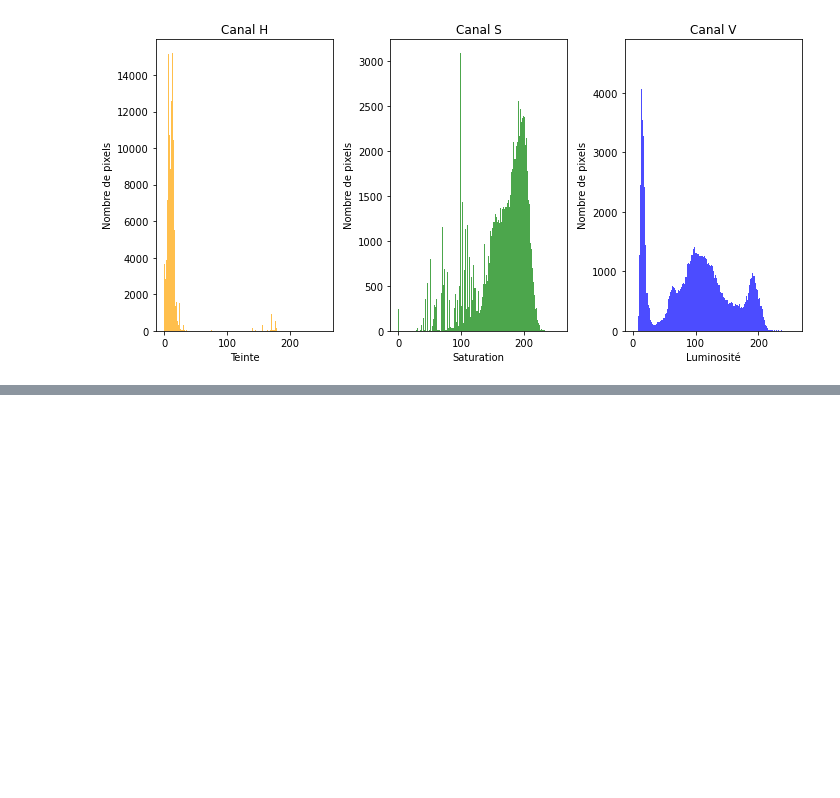
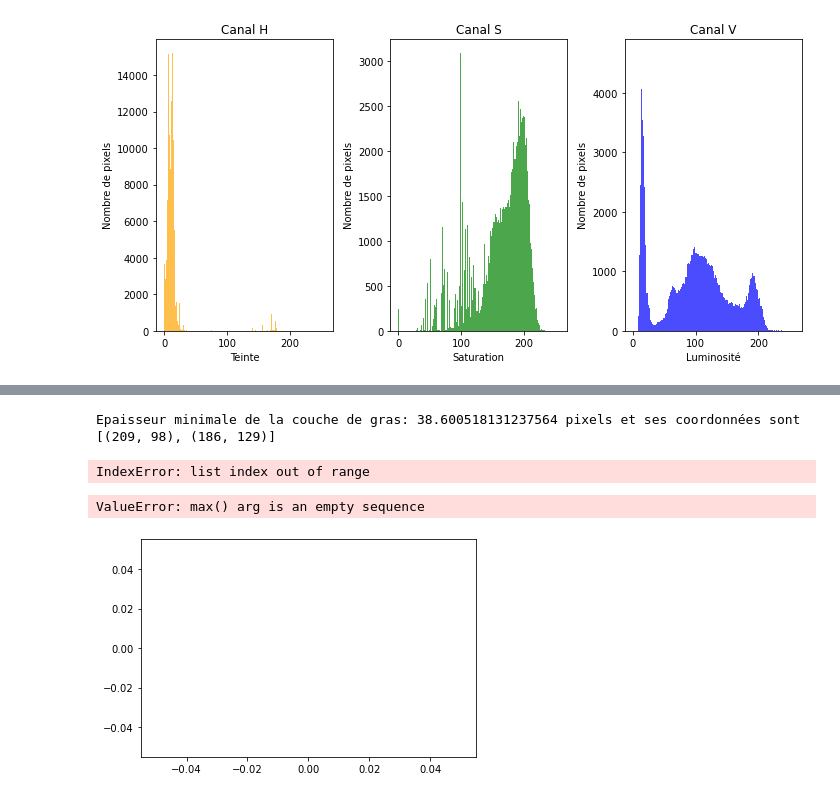
Before and after one commit to Unissia/AIA, a Jupyter notebook: Traitement_automatisé.ipynb, the cells around one changed output, grey strips where cells are left out. Drawn from its saved outputs; the diff is of its cells as text; code cells hidden in the pictures; blank space fills up the shorter version.

Commit message:
Ajout de l'automatisation du calcul de performance
Lecture du fichier des résultat et récupération des résultats réels réalisé
Statistiques liée à l'obtention des résultats : En cours

```diff
--- a/Traitement_automatisé.ipynb
+++ b/Traitement_automatisé.ipynb
@@ -175,7 +175,7 @@ def ajout_box(image):
 
     return [image, best_template_cotes is not None,top_left_nucleus, bottom_right_nucleus,repere_nucleus,repere_cotes]
 
-    return [image, best_template_cotes is not None]
+    #return [image, best_template_cotes is not None]
 # %%
 def traitement_kmean(image_init,k):
 
@@ -983,8 +983,8 @@ def measureFatThickness(img, img_originale):
     print("Epaisseur minimale de la couche de gras: " + str(distance) + " pixels et ses coordonnées sont")
     print(cords)
 
-    img[cords[0][1]][cords[0][0]] = [255, 0, 0]
-    img[cords[1][1]][cords[1][0]] = [255, 0, 0]
+    #img[cords[0][1]][cords[0][0]] = [255, 0, 0]
+    #img[cords[1][1]][cords[1][0]] = [255, 0, 0]
 
     #cv.namedWindow("Display window", cv.WINDOW_NORMAL)
     #cv.resizeWindow("Display window", 800, 900)
@@ -1007,7 +1007,8 @@ def measureFatThickness(img, img_originale):
 
     image_reduced.show(title=f'Image réduite en 2 catégories')
 
-    return 0
+    return distance,(cords[4][1]-cords[5][1])
+    #return 0
 
 def findSmallestThickness(topLimit, bottomLimit):
     """
@@ -1028,7 +1029,6 @@ def findSmallestThickness(topLimit, bottomLimit):
             if d < distance:
                 distance = d
                 cords = [pixelTop, pixelBottom]
-
     return distance, cords
 # %%
 def traitement_kmean(image_init,k):
@@ -1074,8 +1074,8 @@ Image.fromarray(image_traitee_rgb).save("test-simplified-1.jpg")
 #image_reduced.save("test-simplified-1.jpg")
 
 
-image_kmean = cv2.imread("./Images_kmean_2/000004.jpg")
-#image_kmean = cv2.imread("./Images_kmean_2/test-simplified-1.jpg")
+#image_kmean = cv2.imread("./Images_kmean_2/000004.jpg")
+image_kmean = cv2.imread("test-simplified-1.jpg")
 
 
 #image_reduced.show(title=f'Image réduite en 2 catégories')
@@ -1092,0 +1093,65 @@ Epaisseur minimale de la couche de gras: 30.805843601498726 pixels et ses coordo
+# %%
+import csv
+préfixe = "./Images_originales/"
+# Ouverture du fichier CSV en mode lecture
+temps_debut = time.time()
+
+# Permet de ne pas refaire les calculs si l'on souhauite juste tester les stats
+nb_images = 0
+fat_mesures = []
+muscle_measures = []
+fat_theorical = []
+muscle_theorical = []
+with open('mesures.csv', newline='') as csvfile:
+        # Création d'un lecteur CSV basé sur les dictionnaires
+        lecteur_csv = csv.DictReader(csvfile)
+
+        # Parcourir chaque ligne du fichier CSV
+        for ligne in lecteur_csv:
+            nb_images +=1
+            # Accéder aux valeurs par les noms de colonnes
+            nom_image = ligne['Nom_Image']
+            mesure_gras = int(ligne['Mesure_Gras'])
+            mesure_muscle = int(ligne['Mesure_Muscle'])
+
+            # Afficher les valeurs
+            #print(f"Nom de l'image: {nom_image}, Mesure de Gras: {mesure_gras}, Mesure de Muscle: {mesure_muscle}")
+            #img = Image.open(préfixe + nom_image)
+            img = cv2.imread(préfixe + nom_image)
+            image_reduced = traitement_kmean(img, 2)
+            image_traitee_rgb = cv2.cvtColor(np.array(image_reduced), cv2.COLOR_BGR2RGB)
+            Image.fromarray(image_traitee_rgb).save("test-simplified-1.jpg")
+            image_kmean = cv2.imread("test-simplified-1.jpg")
+            effective_fat, effective_musle = measureFatThickness(image_kmean,img)
+
+            # Ajout des mesures aux listes
+            fat_mesures.append(effective_fat)
+            muscle_measures.append(effective_musle)
+            fat_theorical.append(mesure_gras)
+            muscle_theorical.append(mesure_muscle)
+
+
+
+duree = time.time() - temps_debut
+print(f"Le programme a mis {duree} secondes à s'exécuter pour {nb_images} images.")
+# %% [output]
+Epaisseur minimale de la couche de gras: 38.600518131237564 pixels et ses coordonnées sont
+[(209, 98), (186, 129)]
+IndexError: list index out of range
+# %%
+# Affichage graphique des résultats
+plt.plot(fat_theorical, 'y', label='Theoretical Fat')
+plt.plot(fat_mesures, 'b', label='Effective Fat')
+plt.yticks(np.arange(0, max(max(fat_mesures), max(fat_theorical)), step=5))
+plt.legend()
+plt.show()
+
+plt.plot(muscle_measures, 'b', label='Effective Muscle')
+plt.plot(muscle_theorical, 'y', label='Theoretical Muscle')
+plt.legend()
+plt.show()
+
+# Statistiques
+# %% [output]
+ValueError: max() arg is an empty sequence
+[figure, added]
```
Also changed, not shown: parts of 3 cells of this notebook.
